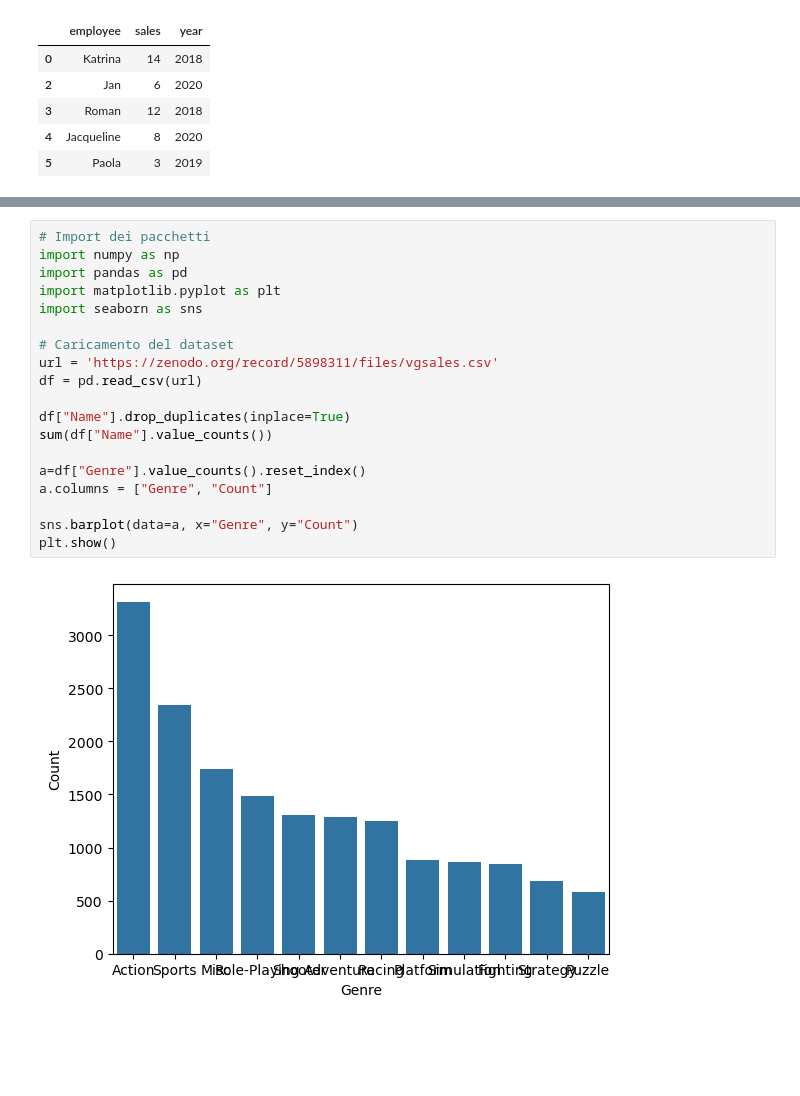
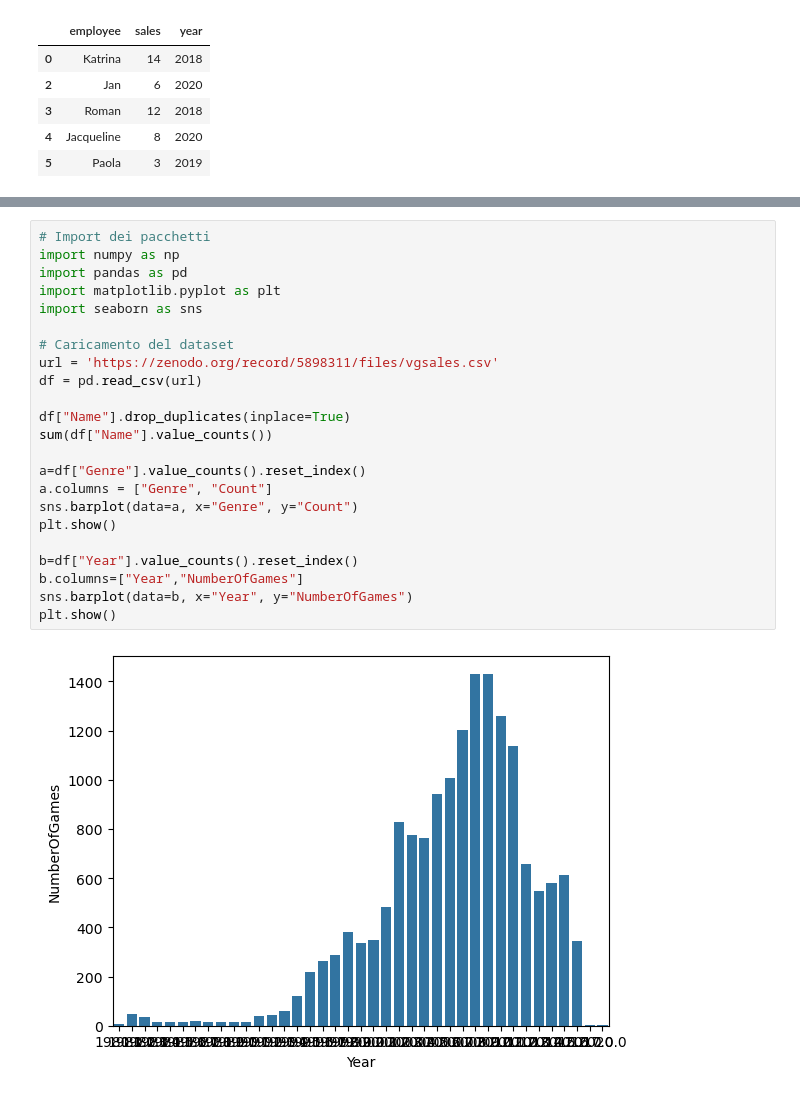
Before and after one commit to AlessioTinti05/ProgrammingLab2, a Jupyter notebook: 5_Esericzi_lez5.ipynb, the cells around one changed output, grey strips where cells are left out. Cells and saved outputs as stored; diff of their text form; blank space fills up the shorter version.

```diff
--- a/5_Esericzi_lez5.ipynb
+++ b/5_Esericzi_lez5.ipynb
@@ -59,21 +59,25 @@ sales.query("employee > 'J'")
 # %%
 # Import dei pacchetti
 import numpy as np
 import pandas as pd
 import matplotlib.pyplot as plt
 import seaborn as sns
 
 # Caricamento del dataset
 url = 'https://zenodo.org/record/5898311/files/vgsales.csv'
 df = pd.read_csv(url)
 
 df["Name"].drop_duplicates(inplace=True)
 sum(df["Name"].value_counts())
 
 a=df["Genre"].value_counts().reset_index()
 a.columns = ["Genre", "Count"]
-
 sns.barplot(data=a, x="Genre", y="Count")
 plt.show()
+
+b=df["Year"].value_counts().reset_index()
+b.columns=["Year","NumberOfGames"]
+sns.barplot(data=b, x="Year", y="NumberOfGames")
+plt.show()
 # %% [output]
-[figure, old version]
+[figure, new version]
```
